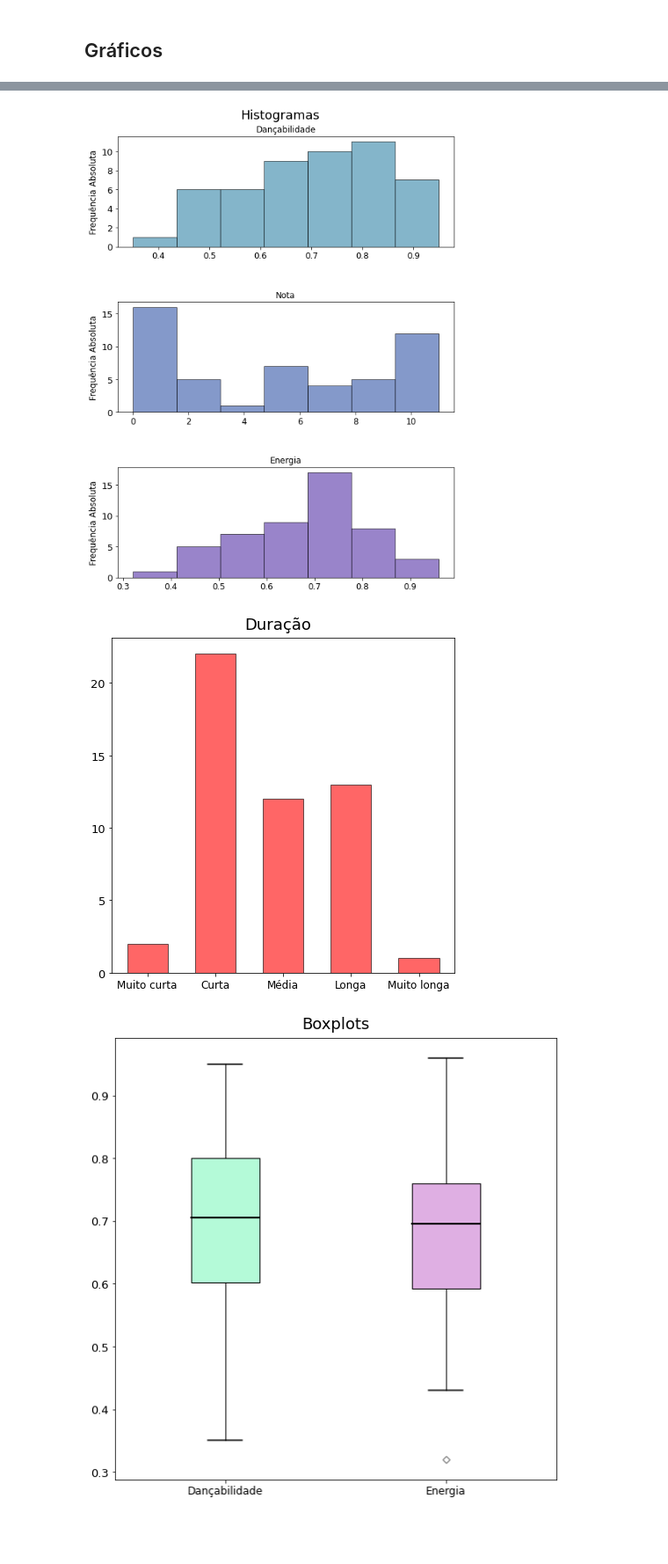
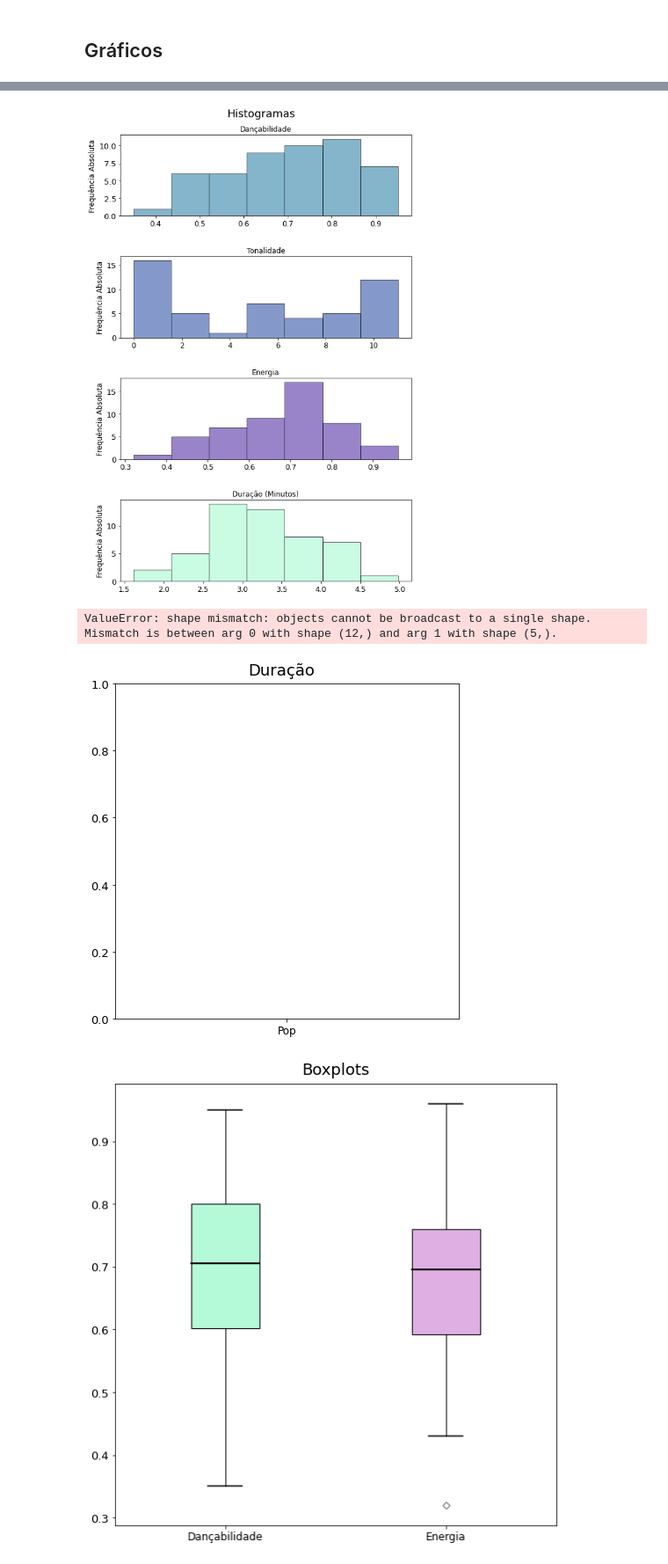
Before and after one commit to xiforivia/spotify, a Jupyter notebook: analise.ipynb, the cells around one changed output, grey strips where cells are left out. Shown at 88% size. Drawn from its saved outputs; the diff is of its cells as text; code cells hidden in the pictures; blank space fills up the shorter version.

```diff
--- a/analise.ipynb
+++ b/analise.ipynb
@@ -99,7 +78,7 @@ dfVariaveis
 # %%
-dfVariaveis = df[['artista', 'musica', 'dancabilidade', 'ao_vivo', 'duracao_ms', 'chave', 'energia']]
+dfVariaveis = df[['artista', 'musica', 'dancabilidade', 'ao_vivo', 'duracao_ms', 'chave', 'energia', 'genero']]
 dfVariaveis['duracao_ms'] = dfVariaveis['duracao_ms'] / 60000
-dfVariaveis = dfVariaveis.rename(columns={'duracao_ms': 'duracao', 'chave': 'nota'})
+dfVariaveis = dfVariaveis.rename(columns={'duracao_ms': 'duracao', 'chave': 'tonalidade'})
 dfVariaveis = dfVariaveis.round(2)
 # dfVariaveis.to_excel("variaveis.xlsx")
 # %% [output]
@@ -181,6 +194,6 @@ plt.show()
 # %%
 fig = plt.gcf()
-fig.set_size_inches(8.7,11.7)
+fig.set_size_inches(8.7,13.7)
 # fig.set_size_inches(8.3,15.7)
 plt.rcParams['xtick.labelsize']=12
 plt.rcParams['ytick.labelsize']=13
@@ -192,7 +205,7 @@ fig.text(
     fontsize = 18,
     horizontalalignment='center',
     color='black')
-gs = gridspec.GridSpec(3, 2, hspace=0.5,wspace=0.25)
+gs = gridspec.GridSpec(4, 2, hspace=0.5,wspace=0.25)
 #SIN
 plt.subplot(gs[0, :])
 plt.hist(dfVariaveis['dancabilidade'], bins=7, color='#3285a8', alpha=0.6, edgecolor='black') # rwidth=0.9
@@ -202,7 +215,7 @@ plt.ylabel('Frequência Absoluta')
 # plt.grid(True)
 # plt.legend(loc='upper center', fontsize=11)
 
-# plt.annotate(
+# plt.antonalidadete(
 #     'teste',
 #     xy=(mes,new_sin_load),
 #     color='#143c5a',
@@ -211,7 +224,7 @@ plt.ylabel('Frequência Absoluta')
 #     textcoords='offset points'
 # )
 # for i, row in last_sin_load['antiga'].iterrows():
-#     plt.annotate(
+#     plt.antonalidadete(
 #         str(row['CARGA ANTIGA']),
 #         xy=(row['DATA'],row['CARGA ANTIGA']),
 #         color='#2fb3c3',
@@ -232,39 +245,44 @@ plt.ylabel('Frequência Absoluta')
 
 
 
 # plt.subplot(gs[1,0])
 # plt.hist(dfVariaveis['BPM'], bins=7, alpha=0.6, edgecolor='black')
 # plt.title('BPM (Batidas Por Minuto)')
 
 # plt.subplot(gs[1,1])
 # plt.hist(dfVariaveis['ao_vivo'], bins=7, alpha=0.6, edgecolor='black')
 # plt.title('Ao Vivo')
 # plt.ylabel('Frequência Absoluta')
 
 plt.subplot(gs[1,:])
-plt.hist(dfVariaveis['nota'], bins=7, color='#3255a8', alpha=0.6, edgecolor='black')
-plt.title('Nota')
+plt.hist(dfVariaveis['tonalidade'], bins=7, color='#3255a8', alpha=0.6, edgecolor='black')
+plt.title('Tonalidade')
 plt.ylabel('Frequência Absoluta')
 
 
 plt.subplot(gs[2,:])
 plt.hist(dfVariaveis['energia'], bins=7, color='#5632a8', alpha=0.6, edgecolor='black')
 plt.title('Energia')
+plt.ylabel('Frequência Absoluta')
+
+plt.subplot(gs[3,:])
+plt.hist(dfVariaveis['duracao'], bins=7, color='#B4FAD8', alpha=0.7, edgecolor='black')
+plt.title('Duração (Minutos)')
 plt.ylabel('Frequência Absoluta')
 
 # plt.subplot(gs[3,0])
 # plt.hist(dfVariaveis['positividade'], bins=7, alpha=0.6, edgecolor='black')
 # plt.title('Positividade')
 
 
 
 # plt.savefig('histogramas.png', format='png')
 plt.show()
 # %% [output]
-[figure, old version]
+[figure, new version]
 # %%
 from collections import Counter
-letter_counts = Counter(dfQualitativa['duracao'])
+letter_counts = Counter(dfQualitativa['genero'])
 df = pd.DataFrame.from_dict(letter_counts, orient='index')
 df = df.reindex(index = ['Muito curta', 'Curta', 'Média', 'Longa', 'Muito longa'])
 # df.plot(kind='bar')
@@ -281,7 +299,8 @@ plt.bar(df.index, [2, 22, 12, 13, 1], width=0.6, align='center', color='red', al
 plt.show()
 # df.values.tolist()
 # %% [output]
+ValueError: shape mismatch: objects cannot be broadcast to a single shape.  Mismatch is between arg 0 with shape (12,) and arg 1 with shape (5,).
-[figure, old version]
+[figure, new version]
 # %%
 # Creating dataset
 data = [dfQualitativa['dancabilidade'], dfQualitativa['energia']]
```
Also changed, not shown: parts of 14 cells of this notebook, 5 other files.
